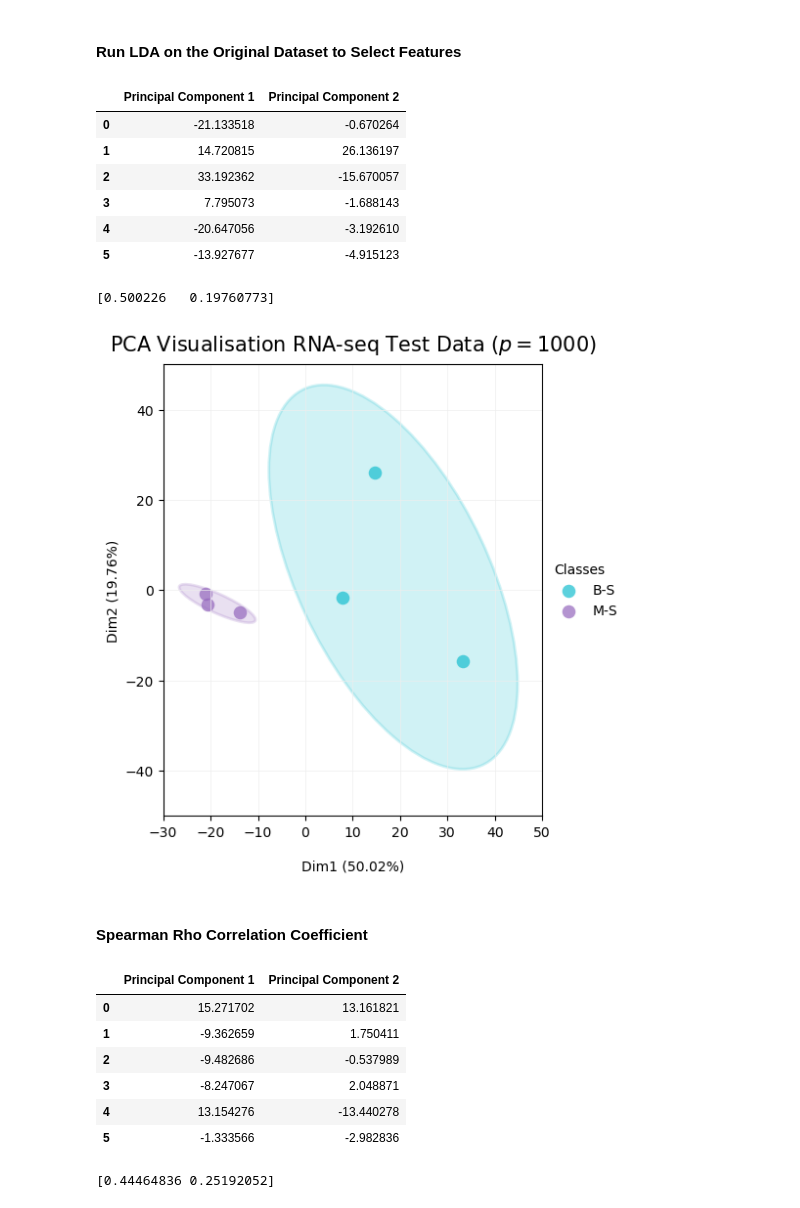
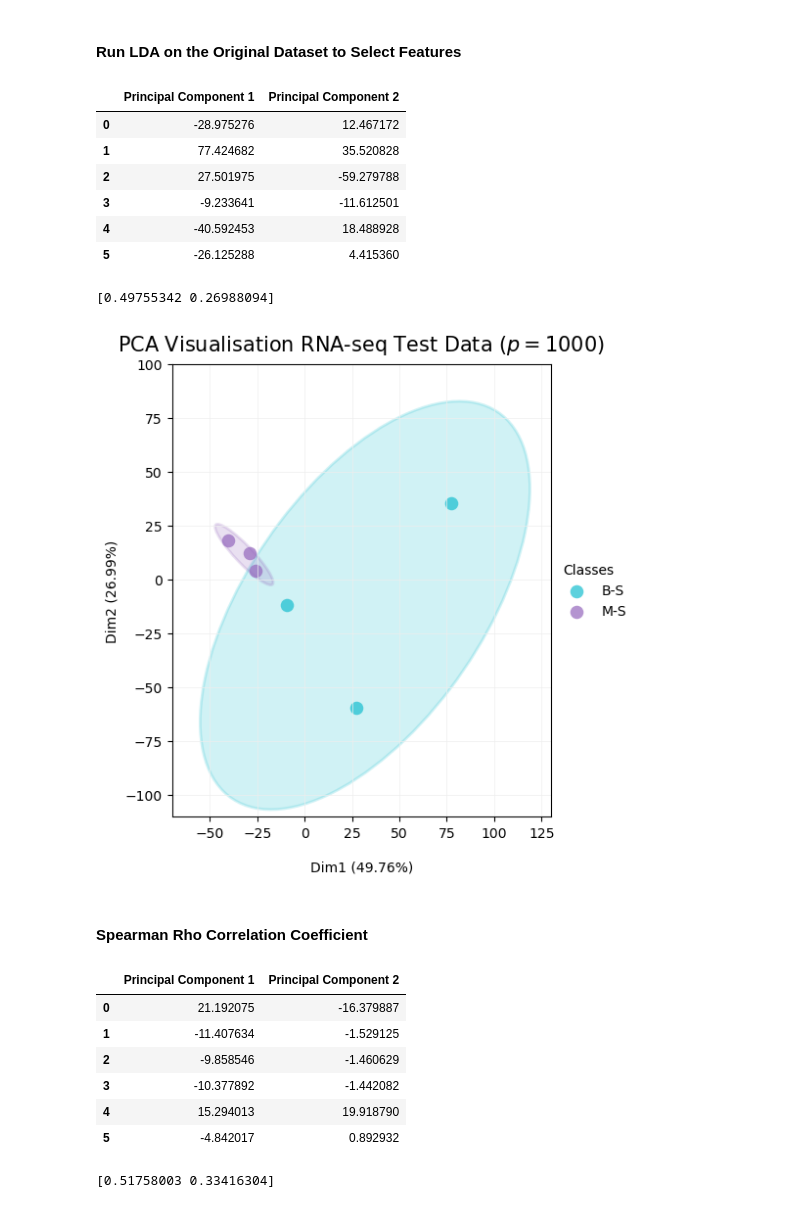
Before and after one commit to KristoferLintonReid/ultrasound-contrastivemodels, a Jupyter notebook: notebooks/plots_original.ipynb, the cells around one changed output. Cells and saved outputs as stored; diff of their text form; code cells hidden in the pictures.

```diff
--- a/notebooks/plots_original.ipynb
+++ b/notebooks/plots_original.ipynb
@@ -594,7 +594,7 @@ def spearman_df_function(features, target, threshold):
 
     return feature_names, feature_correlations
 # %%
-rad_feature_names, rad_feature_correlations = spearman_df_function(rad_all, rad_class_cat, 0.4)
+rad_feature_names, rad_feature_correlations = spearman_df_function(rad_all, rad_class_cat, 0.5)
 # %%
 spearman_df = pd.DataFrame(
     {
@@ -1168,0 +1147,5 @@ rad_df
+# %%
+# Scale radiomics sample counts
+scaler = StandardScaler().fit(rad_train)
+rad_df = pd.DataFrame(scaler.transform(rad_test), columns=rad_data_filtered.columns)
+rad_df.insert(0, "SURGICAL", surg_test)
@@ -1433,0 +1412,5 @@ rna_df
+# %%
+# Scale RNA sample counts
+scaler = StandardScaler().fit(rna_train)
+rna_df = pd.DataFrame(scaler.transform(rna_test), columns=rna_data_filtered.columns)
+rna_df.insert(0, "SURGICAL", surg_test)
@@ -1529,17 +1523,17 @@ df_rna_princComps = pd.DataFrame(data=rna_prinComps, columns=["Principal Compone
 df_rna_princComps
 # %% [output]
 |  | Principal Component 1 | Principal Component 2 |
-| 0 | -21.133518 | -0.670264 |
-| 1 | 14.720815 | 26.136197 |
-| 2 | 33.192362 | -15.670057 |
-| 3 | 7.795073 | -1.688143 |
-| 4 | -20.647056 | -3.192610 |
-| 5 | -13.927677 | -4.915123 |
+| 0 | -28.975276 | 12.467172 |
+| 1 | 77.424682 | 35.520828 |
+| 2 | 27.501975 | -59.279788 |
+| 3 | -9.233641 | -11.612501 |
+| 4 | -40.592453 | 18.488928 |
+| 5 | -26.125288 | 4.415360 |
 # %%
 # Percentage explained by each component
 print(rna_pca.explained_variance_ratio_)
 # %% [output]
-[0.500226   0.19760773]
+[0.49755342 0.26988094]
 # %%
 # Final dataframe for plotting the data for class
 df_rna_pca_class = pd.concat([df_rna_princComps, rna_class], axis=1)
@@ -1563,36 +1557,36 @@ for target, colour in zip(targets, colours):
     # Get values to build the ellipse
     cov = np.cov(xdata, ydata)
     vals, vecs = eigsorted(cov)
     theta = np.degrees(np.arctan2(*vecs[:,0][::-1]))
     w, h = 2 * 2 * np.sqrt(vals)
 
     # Create the ellipse
     ell = Ellipse(xy=(np.mean(xdata), np.mean(ydata)),
                   width=w, height=h,
                   angle=theta,
                   color=colour, linewidth=2, alpha=0.2)
 
     ell.set_facecolor(colour) # reference the colour for each factor (defined by lab)
     ax.add_artist(ell)
     ax.scatter(xdata, ydata,
                label=target, # use labels provided above
                c=colour, # use colors provided above
                lw=0, #remove the outer line of each point
                alpha=0.7, # increase transparency of points
                s=95) # increase the size of points
 
  # Add labels showing percentage of the variance explained
 ax.set_title("PCA Visualisation RNA-seq Test Data ($p=1000$)", fontsize = 15, pad=10)
 ax.set_xlabel('Dim1 ({:.2f}%)'.format(rna_pca.explained_variance_ratio_[0]*100), fontsize=10, labelpad=15)
-ax.set_xlim(-30,50)
+ax.set_xlim(-70,130)
 ax.set_ylabel('Dim2 ({:.2f}%)'.format(rna_pca.explained_variance_ratio_[1]*100), fontsize=10)
-ax.set_ylim(-50,50)
+ax.set_ylim(-110,100)
 ax.grid(which="major", color="#EEEEEE", linewidth=0.5)
 
 plt.legend(bbox_to_anchor=(1, 0.5), loc="center left", frameon=False, title="Classes", alignment="left")
 plt.show()
 # %% [output]
-[figure, old version]
+[figure, new version]
 # %% [markdown]
 #### Spearman Rho Correlation Coefficient
 # %%
@@ -1612,17 +1606,17 @@ df_rna_princComps = pd.DataFrame(data=rna_prinComps, columns=["Principal Compone
 df_rna_princComps
 # %% [output]
 |  | Principal Component 1 | Principal Component 2 |
-| 0 | 15.271702 | 13.161821 |
-| 1 | -9.362659 | 1.750411 |
-| 2 | -9.482686 | -0.537989 |
-| 3 | -8.247067 | 2.048871 |
-| 4 | 13.154276 | -13.440278 |
-| 5 | -1.333566 | -2.982836 |
+| 0 | 21.192075 | -16.379887 |
+| 1 | -11.407634 | -1.529125 |
+| 2 | -9.858546 | -1.460629 |
+| 3 | -10.377892 | -1.442082 |
+| 4 | 15.294013 | 19.918790 |
+| 5 | -4.842017 | 0.892932 |
 # %%
 # Percentage explained by each component
 print(rna_pca.explained_variance_ratio_)
 # %% [output]
-[0.44464836 0.25192052]
+[0.51758003 0.33416304]
 # %%
 # Final dataframe for plotting the data for class
 df_rna_pca_class = pd.concat([df_rna_princComps, rna_class], axis=1)
```
Also changed, not shown: parts of 25 cells of this notebook.
